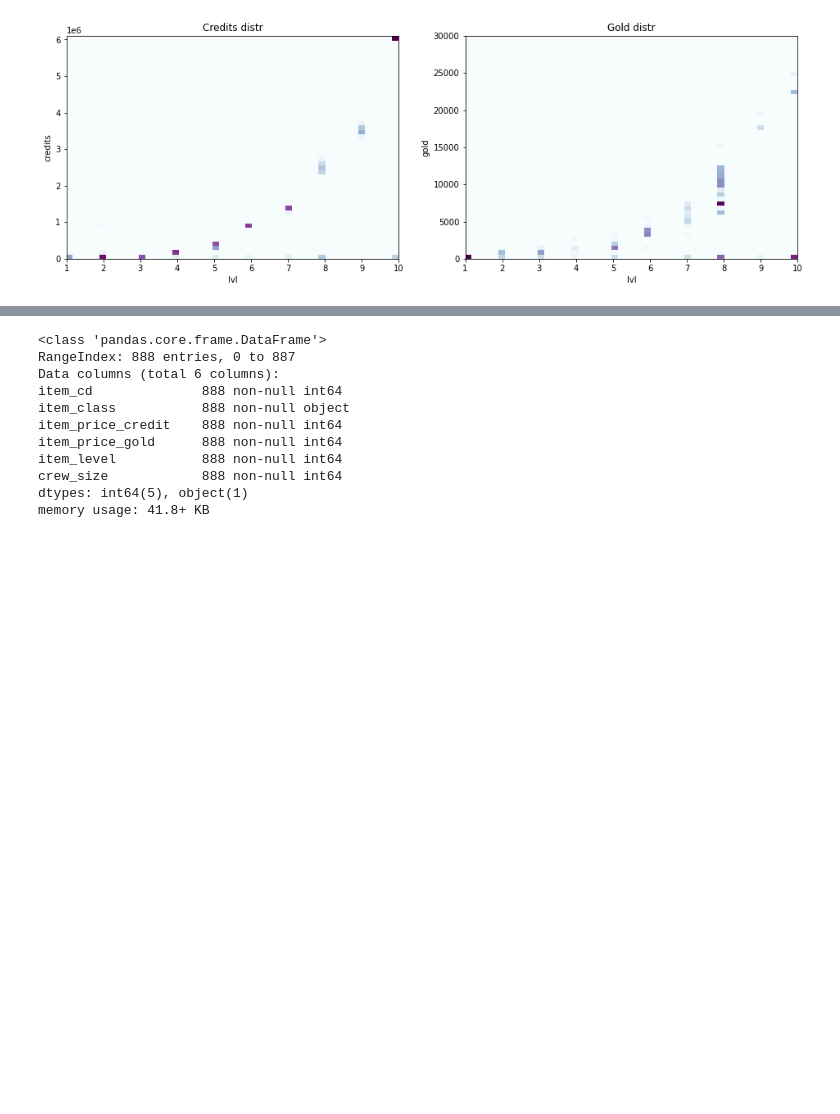
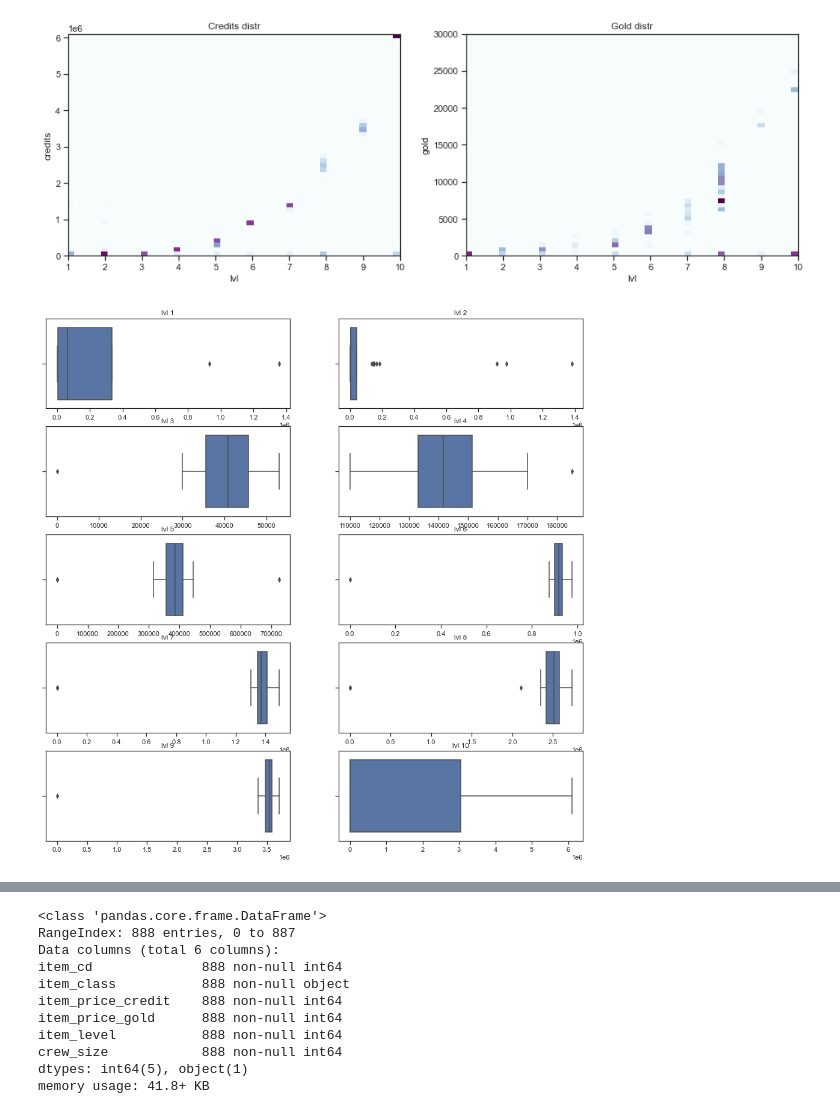
Before and after one commit to Egorka1/WG_Forge, a Jupyter notebook: WGProject.ipynb, the cells around one changed output, grey strips where cells are left out. Saved outputs shown, nothing was run; the diff lists cells and outputs as text; code cells hidden in the pictures; blank space fills up the shorter version.

Commit message:
added cleaning by price

```diff
--- a/WGProject.ipynb
+++ b/WGProject.ipynb
@@ -8,6 +10,8 @@ catalog = pd.read_csv('data/data_catalogue.csv')
 data = pd.read_csv('data/data_arena_members.csv')
 # %% [markdown]
 # Working with "catalog"
+# %%
+catalog = catalog[(catalog['crew_size'] >= 2) & (catalog['crew_size'] <= 6)]
 # %%
 creds_catalog = catalog[catalog['item_price_gold'] == 0]
 gold_catalog = catalog[catalog['item_price_credit'] == 0]
@@ -27,3 +31,14 @@ axs[1].set_ylabel('gold')
 plt.show()
 # %% [output]
 [figure]
+# %%
+fig, axs = plt.subplots(5, 2, figsize=(16,16))
+
+uniq = creds_catalog.groupby('item_level')['item_price_credit'].unique()
+for i in range(5):
+    for j in range(2):
+        lvl = 2 * i + j + 1
+        axs[i,j].set_title(f'lvl {lvl}')
+        sns.boxplot(uniq[lvl], ax=axs[i, j])
+# %% [output]
+[figure, added]
```
Also changed, not shown: parts of 4 cells of this notebook.
